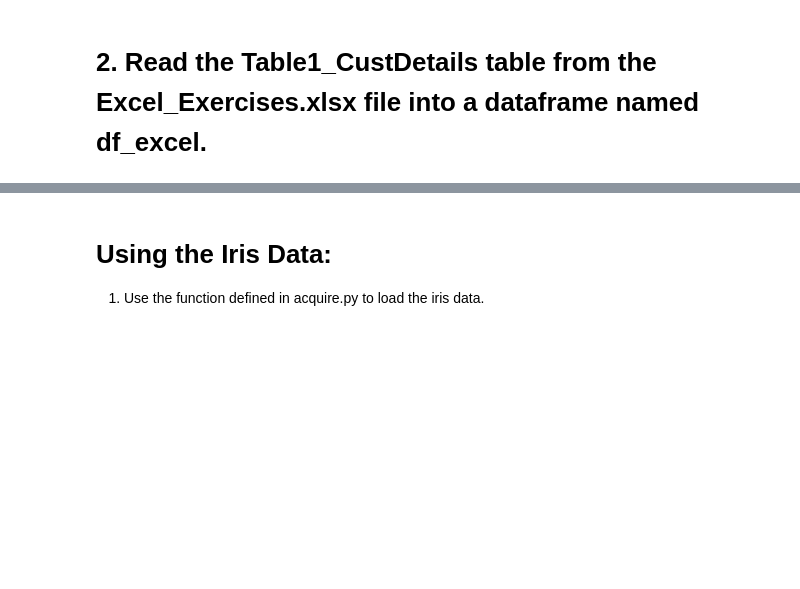
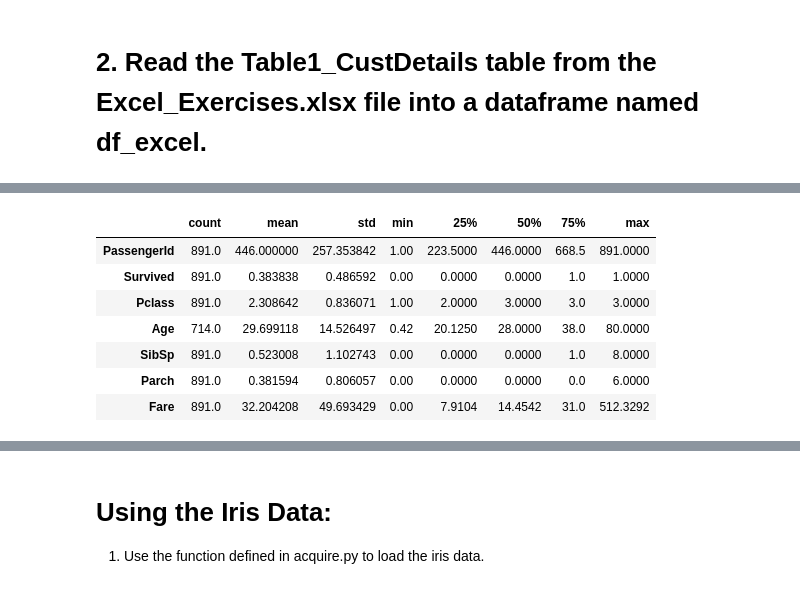
Before and after one commit to randyfrench/classification-exercises, a Jupyter notebook: classification_exercises.ipynb, the cells around one changed output, grey strips where cells are left out. Cells and saved outputs as stored; diff of their text form; code cells hidden in the pictures; blank space fills up the shorter version.

```diff
--- a/classification_exercises.ipynb
+++ b/classification_exercises.ipynb
@@ -62,0 +191,8 @@ FileNotFoundError: [Errno 2] No such file or directory: 'Spreadsheets_Exercises.
+# %%
+# Read in a google sheet, being sure to update the query string to export?format=csv
+url = 'https://docs.google.com/spreadsheets/d/1Uhtml8KY19LILuZsrDtlsHHDC9wuDGUSe8LTEwvdI5g/edit#gid=341089357'
+url = url.replace('/edit#gid=', '/export?format=csv&gid=')
+df_google = pd.read_csv(url)
+
+# Print the first 3 rows
+df_google.head(3)
@@ -62,0 +242,12 @@ FileNotFoundError: [Errno 2] No such file or directory: 'Spreadsheets_Exercises.
+# %%
+# print the summary statistics for each of the numeric variables
+df_google.describe().T
+# %% [output]
+|  | count | mean | std | min | 25% | 50% | 75% | max |
+| PassengerId | 891.0 | 446.000000 | 257.353842 | 1.00 | 223.5000 | 446.0000 | 668.5 | 891.0000 |
+| Survived | 891.0 | 0.383838 | 0.486592 | 0.00 | 0.0000 | 0.0000 | 1.0 | 1.0000 |
+| Pclass | 891.0 | 2.308642 | 0.836071 | 1.00 | 2.0000 | 3.0000 | 3.0 | 3.0000 |
+| Age | 714.0 | 29.699118 | 14.526497 | 0.42 | 20.1250 | 28.0000 | 38.0 | 80.0000 |
+| SibSp | 891.0 | 0.523008 | 1.102743 | 0.00 | 0.0000 | 0.0000 | 1.0 | 8.0000 |
+| Parch | 891.0 | 0.381594 | 0.806057 | 0.00 | 0.0000 | 0.0000 | 0.0 | 6.0000 |
+| Fare | 891.0 | 32.204208 | 49.693429 | 0.00 | 7.9104 | 14.4542 | 31.0 | 512.3292 |
```
Also changed, not shown: parts of 40 cells of this notebook, 3 other files.
